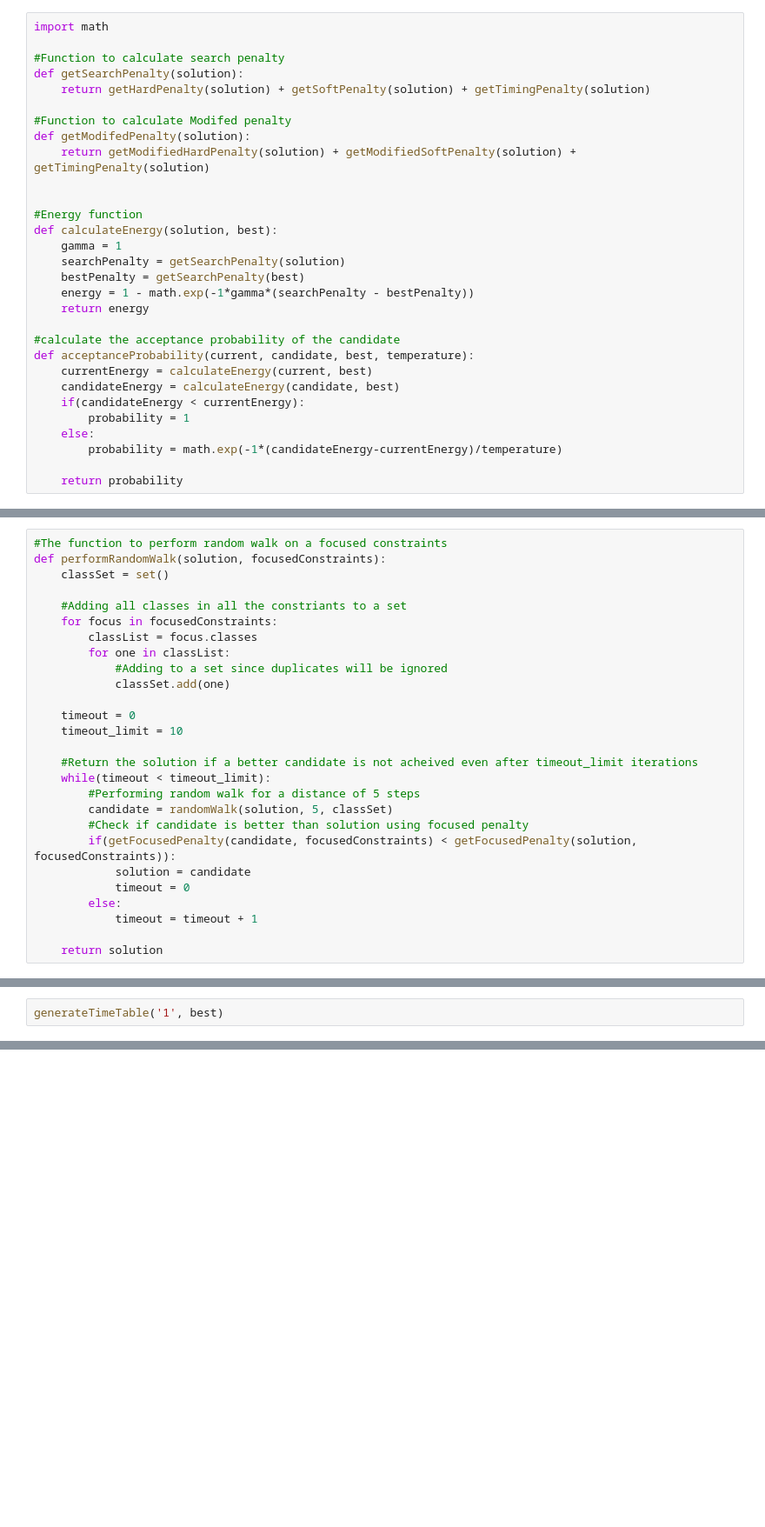
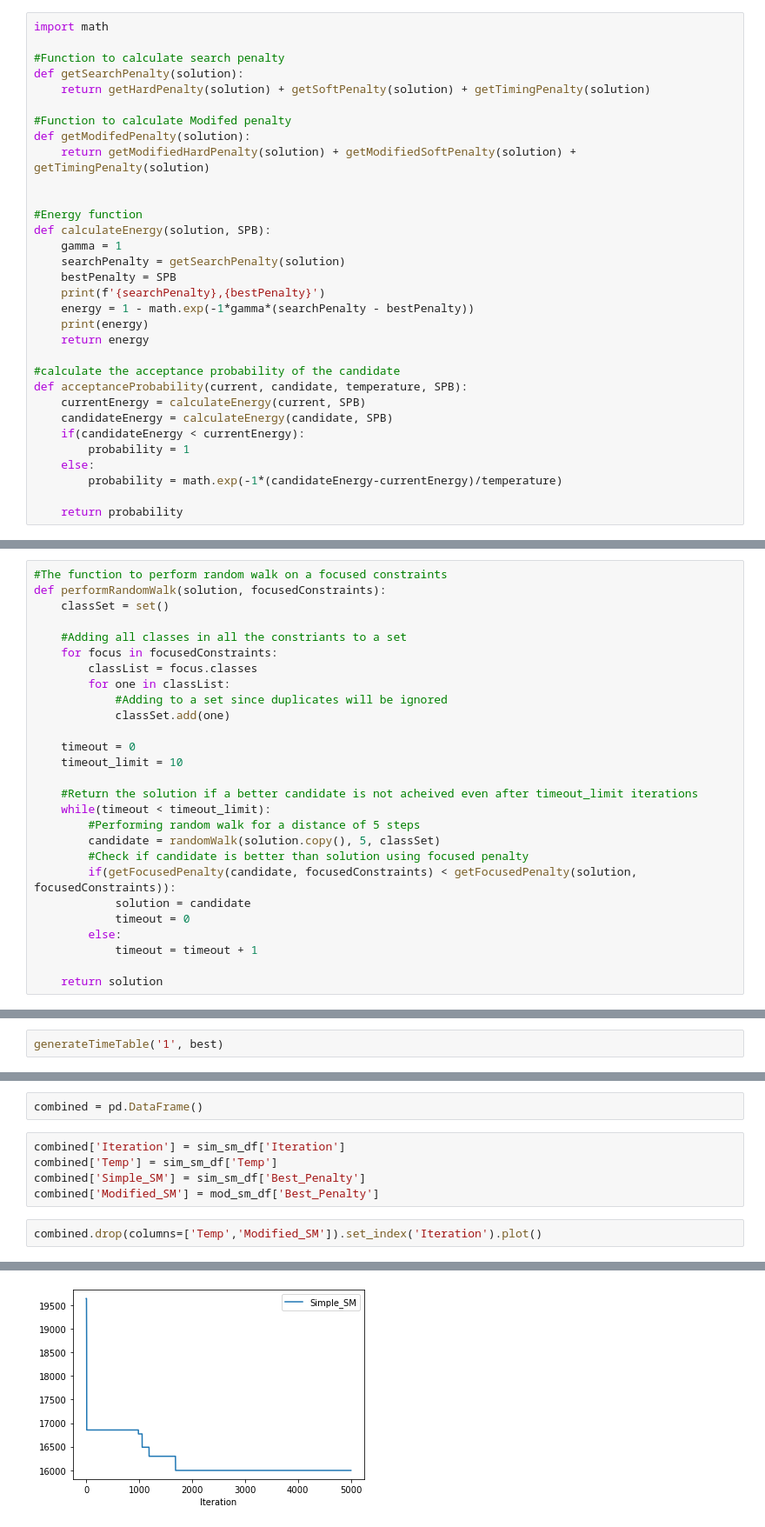
Before and after one commit to arun-baby/university-time-scheduling, a Jupyter notebook: Solver.ipynb, the cells around one changed output, grey strips where cells are left out. Shown at 87% size. Cells and saved outputs as stored; diff of their text form; blank space fills up the shorter version.

```diff
--- a/Solver.ipynb
+++ b/Solver.ipynb
@@ -412,17 +418,19 @@ def getModifedPenalty(solution):
 
 
 #Energy function
-def calculateEnergy(solution, best):
+def calculateEnergy(solution, SPB):
     gamma = 1
     searchPenalty = getSearchPenalty(solution)
-    bestPenalty = getSearchPenalty(best)
+    bestPenalty = SPB
+    print(f'{searchPenalty},{bestPenalty}')
     energy = 1 - math.exp(-1*gamma*(searchPenalty - bestPenalty))
+    print(energy)
     return energy
 
 #calculate the acceptance probability of the candidate
-def acceptanceProbability(current, candidate, best, temperature):
-    currentEnergy = calculateEnergy(current, best)
-    candidateEnergy = calculateEnergy(candidate, best)
+def acceptanceProbability(current, candidate, temperature, SPB):
+    currentEnergy = calculateEnergy(current, SPB)
+    candidateEnergy = calculateEnergy(candidate, SPB)
     if(candidateEnergy < currentEnergy):
         probability = 1
     else:
@@ -516,7 +524,7 @@ def performRandomWalk(solution, focusedConstraints):
     #Return the solution if a better candidate is not acheived even after timeout_limit iterations
     while(timeout < timeout_limit):
         #Performing random walk for a distance of 5 steps
-        candidate = randomWalk(solution, 5, classSet)
+        candidate = randomWalk(solution.copy(), 5, classSet)
         #Check if candidate is better than solution using focused penalty
         if(getFocusedPenalty(candidate, focusedConstraints) < getFocusedPenalty(solution, focusedConstraints)):
             solution = candidate
@@ -685,0 +863,10 @@ generateTimeTable('1', best)
+# %%
+combined = pd.DataFrame()
+# %%
+combined['Iteration'] = sim_sm_df['Iteration']
+combined['Temp'] = sim_sm_df['Temp']
+combined['Simple_SM'] = sim_sm_df['Best_Penalty']
+combined['Modified_SM'] = mod_sm_df['Best_Penalty']
+# %%
+combined.drop(columns=['Temp','Modified_SM']).set_index('Iteration').plot()
+# %% [output]
@@ -685,0 +874 @@ generateTimeTable('1', best)
+[figure, added]
```
Also changed, not shown: parts of 16 cells of this notebook, 4 other files.
